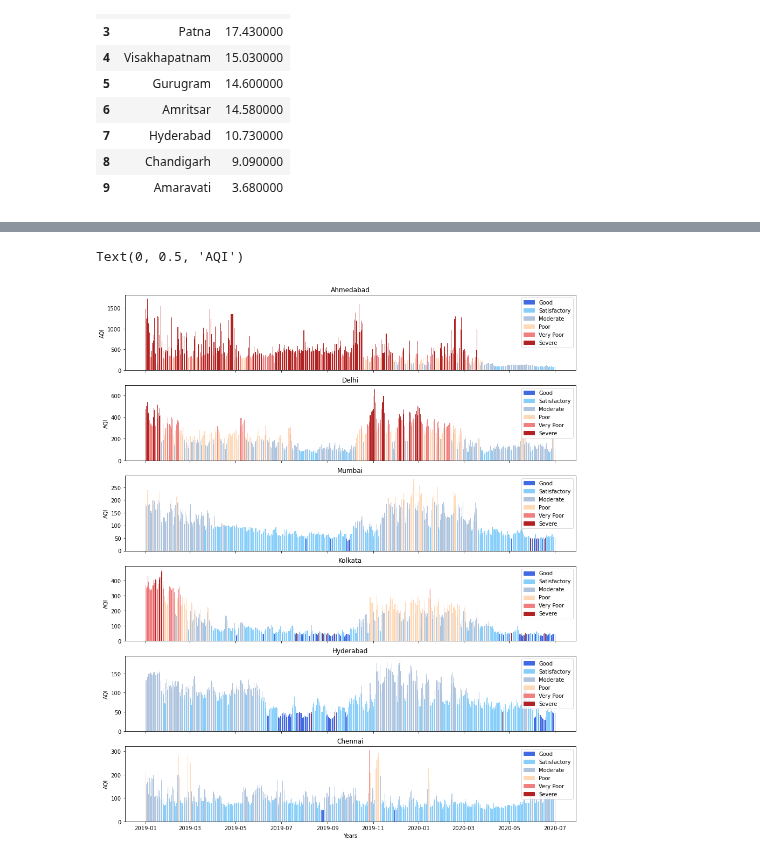
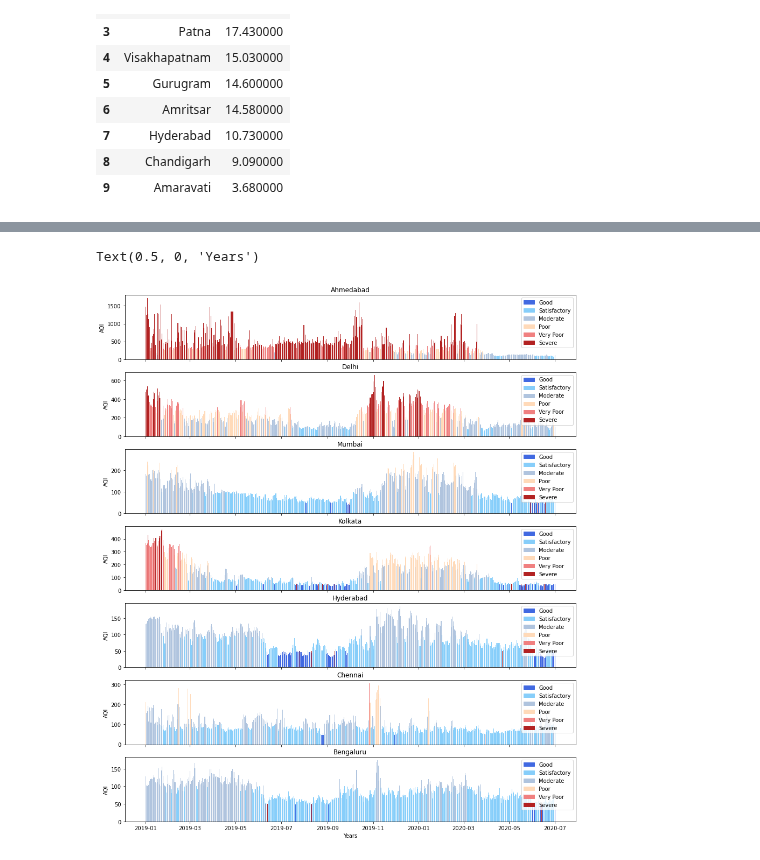
Before and after one commit to SamarthRanjanRay/dsproject, a Jupyter notebook: dsproject1.ipynb, the cells around one changed output, grey strips where cells are left out. Drawn from its saved outputs; the diff is of its cells as text; code cells hidden in the pictures.

Commit message:
visuals

```diff
--- a/dsproject1.ipynb
+++ b/dsproject1.ipynb
@@ -251,5 +245,5 @@ SyntaxError: invalid syntax (<ipython-input-12-fad25bd4a7da>, line 1)
 # %%
-cities = ['Ahmedabad','Delhi','Mumbai','Kolkata','Hyderabad','Chennai']
+cities = ['Ahmedabad','Delhi','Mumbai','Kolkata','Hyderabad', 'Bengaluru','Chennai']
 filtered_city_day = updatedCityData[updatedCityData['Date'] >= '2019-01-01']
 AQI = filtered_city_day[filtered_city_day.City.isin(cities)][['Date','City','AQI','AQI_Bucket']]
 
@@ -262,7 +256,7 @@ def getColorBar(city):
         if val < 50:
             col.append('royalblue')
         elif val > 50 and val < 101:
-            col.append('lightskyblue') #cornflowerblue
+            col.append('lightskyblue')
         elif val > 100 and val < 201:
             col.append('lightsteelblue')
         elif val > 200 and val < 301:
@@ -280,42 +274,47 @@ mu = getColorBar('Mumbai')
 ko = getColorBar('Kolkata')
 hy = getColorBar('Hyderabad')
 ch = getColorBar('Chennai')
+bl = getColorBar('Bengaluru')
 
 colors = {'Good':'royalblue', 'Satisfactory':'lightskyblue', 'Moderate':'lightsteelblue', 'Poor':'peachpuff', 'Very Poor':'lightcoral', 'Severe':'firebrick'}
 labels = list(colors.keys())
 handles = [plt.Rectangle((0,0),1,1, color=colors[label]) for label in labels]
 
-f, ((ax1, ax2, ax3, ax4, ax5, ax6)) = plt.subplots(6, 1, sharex='col', sharey='row', figsize=(15,18))
+f, ((ax1, ax2, ax3, ax4, ax5, ax6, ax7)) = plt.subplots(7, 1, sharex='col', sharey='row', figsize=(15,18))
 ax1.bar(AQI_pivot.index, AQI_pivot['Ahmedabad'], color = ah, width = 0.75)
 ax2.bar(AQI_pivot.index, AQI_pivot['Delhi'], color = de, width = 0.75)
 ax3.bar(AQI_pivot.index, AQI_pivot['Mumbai'], color = mu, width = 0.75)
 ax4.bar(AQI_pivot.index, AQI_pivot['Kolkata'], color = ko, width = 0.75)
 ax5.bar(AQI_pivot.index, AQI_pivot['Hyderabad'], color = hy, width = 0.75)
 ax6.bar(AQI_pivot.index, AQI_pivot['Chennai'], color = ch, width = 0.75)
+ax7.bar(AQI_pivot.index, AQI_pivot['Bengaluru'], color = bl, width = 0.75)
 
 ax1.legend(handles, labels, loc='upper right')
 ax2.legend(handles, labels, loc='upper right')
 ax3.legend(handles, labels, loc='upper right')
 ax4.legend(handles, labels, loc='upper right')
 ax5.legend(handles, labels, loc='upper right')
 ax6.legend(handles, labels, loc='upper right')
+ax7.legend(handles, labels, loc='upper right')
 
 ax1.title.set_text('Ahmedabad')
 ax2.title.set_text('Delhi')
 ax3.title.set_text('Mumbai')
 ax4.title.set_text('Kolkata')
 ax5.title.set_text('Hyderabad')
 ax6.title.set_text('Chennai')
+ax7.title.set_text('Bengaluru')
 
 ax1.set_ylabel('AQI')
 ax2.set_ylabel('AQI')
 ax3.set_ylabel('AQI')
 ax4.set_ylabel('AQI')
 ax5.set_ylabel('AQI')
-ax6.set_xlabel('Years')
 ax6.set_ylabel('AQI')
+ax7.set_ylabel('AQI')
+ax7.set_xlabel('Years')
 # %% [output]
-Text(0, 0.5, 'AQI')
+Text(0.5, 0, 'Years')
-[figure, old version]
+[figure, new version]
 # %%
 
```
Also changed, not shown: parts of 10 cells of this notebook.
